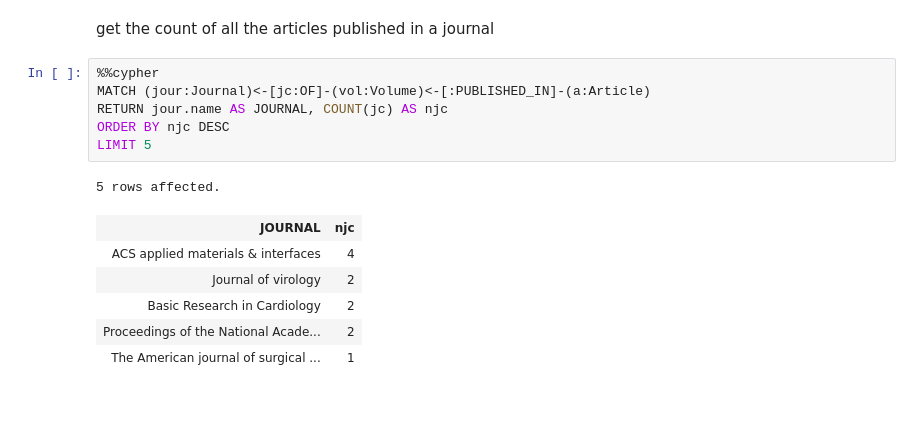
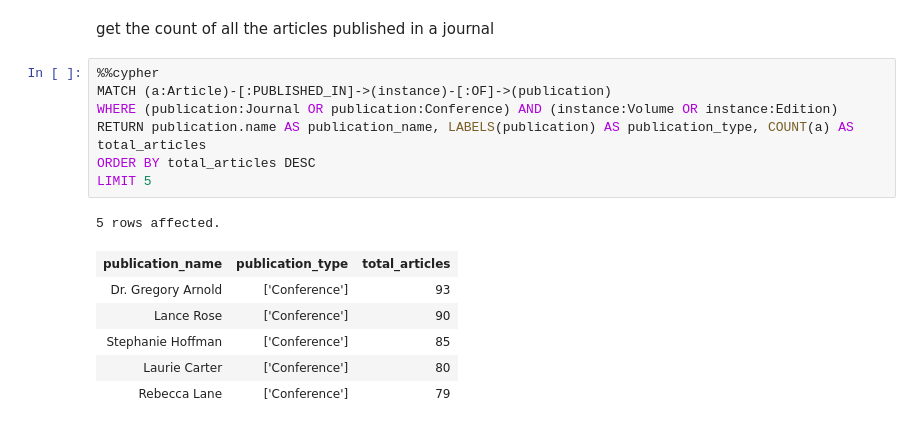
Before and after one commit to diegoquintanav/od-lab-1, a Jupyter notebook: notebooks/4-part-d.ipynb, the cells around one changed output. Cells and saved outputs as stored; diff of their text form.

```diff
--- a/notebooks/4-part-d.ipynb
+++ b/notebooks/4-part-d.ipynb
@@ -145,16 +201,17 @@ RETURN p"""
 # %% [markdown]
 get the count of all the articles published in a journal
-# %%
-%%cypher
-MATCH (jour:Journal)<-[jc:OF]-(vol:Volume)<-[:PUBLISHED_IN]-(a:Article)
-RETURN jour.name AS JOURNAL, COUNT(jc) AS njc
-ORDER BY njc DESC
-LIMIT 5
-# %% [output]
-5 rows affected.
-| JOURNAL | njc |
-| ACS applied materials & interfaces | 4 |
-| Journal of virology | 2 |
-| Basic Research in Cardiology | 2 |
-| Proceedings of the National Acade... | 2 |
-| The American journal of surgical ... | 1 |
+# %%
+%%cypher
+MATCH (a:Article)-[:PUBLISHED_IN]->(instance)-[:OF]->(publication)
+WHERE (publication:Journal OR publication:Conference) AND (instance:Volume OR instance:Edition)
+RETURN publication.name AS publication_name, LABELS(publication) AS publication_type, COUNT(a) AS total_articles
+ORDER BY total_articles DESC
+LIMIT 5
+# %% [output]
+5 rows affected.
+| publication_name | publication_type | total_articles |
+| Dr. Gregory Arnold | ['Conference'] | 93 |
+| Lance Rose | ['Conference'] | 90 |
+| Stephanie Hoffman | ['Conference'] | 85 |
+| Laurie Carter | ['Conference'] | 80 |
+| Rebecca Lane | ['Conference'] | 79 |
```
Also changed, not shown: parts of 24 cells of this notebook.
